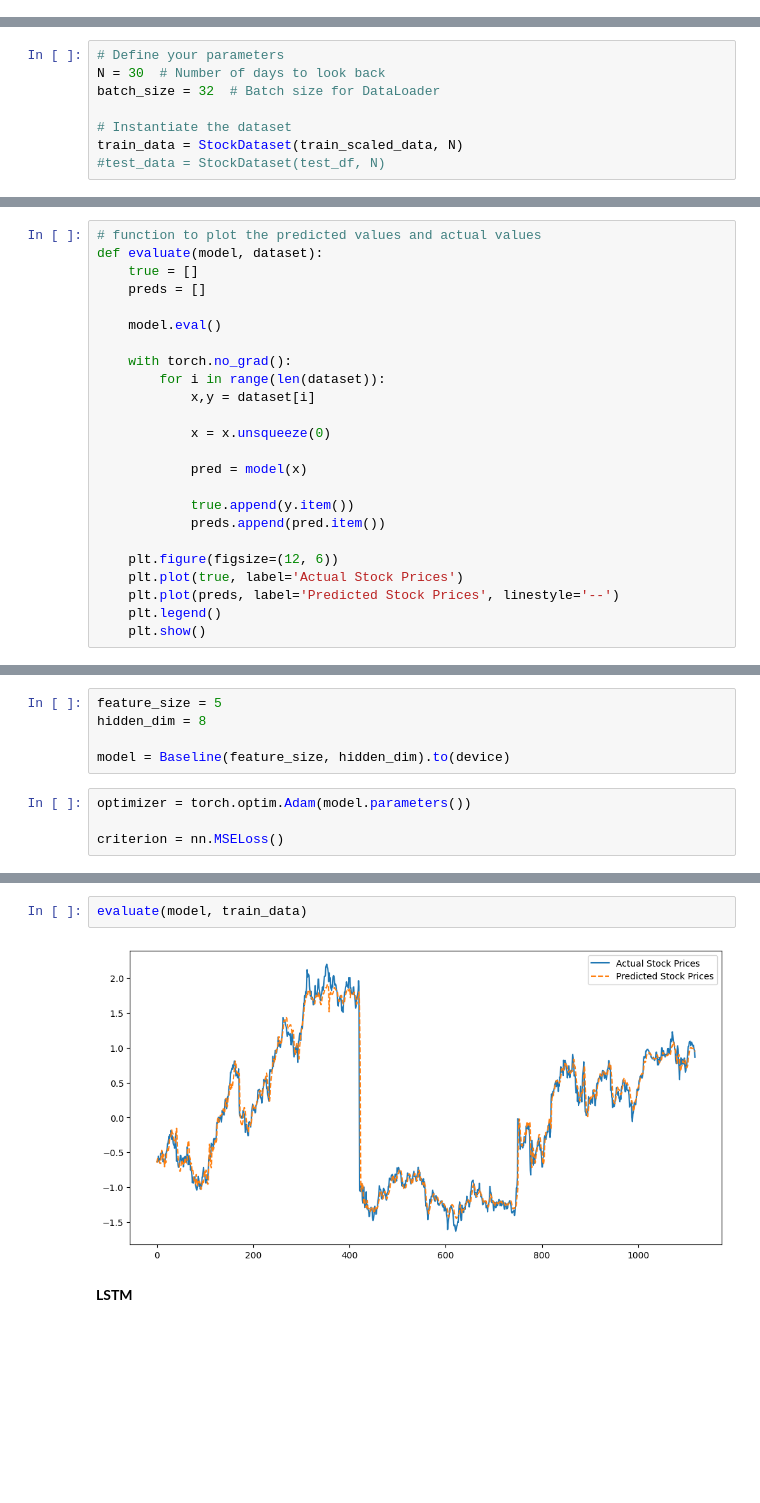
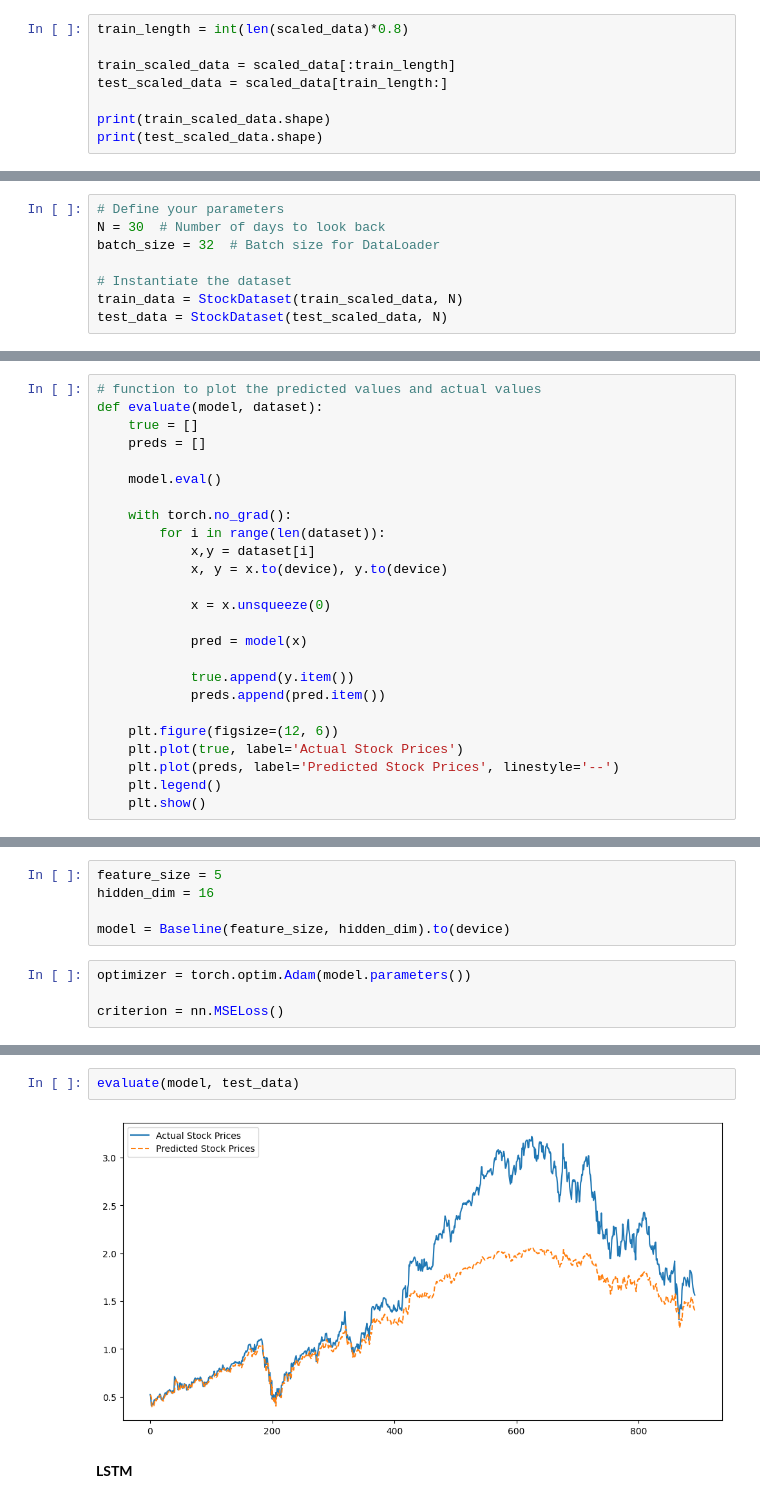
Before and after one commit to dasgauranga2/RNN-Stock-Price-Prediction, a Jupyter notebook: Assignment 3.ipynb, the cells around one changed output, grey strips where cells are left out. Saved outputs shown, nothing was run; the diff lists cells and outputs as text; blank space fills up the shorter version.

Commit message:
Trained now new dataset

```diff
--- a/Assignment 3.ipynb
+++ b/Assignment 3.ipynb
@@ -75,0 +89,8 @@ print(train_scaled_data.shape)
+# %%
+train_length = int(len(scaled_data)*0.8)
+
+train_scaled_data = scaled_data[:train_length]
+test_scaled_data = scaled_data[train_length:]
+
+print(train_scaled_data.shape)
+print(test_scaled_data.shape)
@@ -105,7 +129,7 @@ batch_size = 32  # Batch size for DataLoader
 
 # Instantiate the dataset
 train_data = StockDataset(train_scaled_data, N)
-#test_data = StockDataset(test_df, N)
+test_data = StockDataset(test_scaled_data, N)
 # %%
 # Create the DataLoader
 train_dataloader = DataLoader(train_data, batch_size=batch_size, shuffle=True)
@@ -183,6 +207,7 @@ def evaluate(model, dataset):
     with torch.no_grad():
         for i in range(len(dataset)):
             x,y = dataset[i]
+            x, y = x.to(device), y.to(device)
 
             x = x.unsqueeze(0)
 
@@ -223,7 +248,7 @@ class Baseline(nn.Module):
         return out
 # %%
 feature_size = 5
-hidden_dim = 8
+hidden_dim = 16
 
 model = Baseline(feature_size, hidden_dim).to(device)
 # %%
@@ -247,7 +275,7 @@ Epoch 20 | Train Loss: 0.0251
 # %%
-evaluate(model, train_data)
+evaluate(model, test_data)
 # %% [output]
-[figure, old version]
+[figure, new version]
 # %% [markdown]
 **LSTM**
 # %%
```
Also changed, not shown: parts of 15 cells of this notebook.
